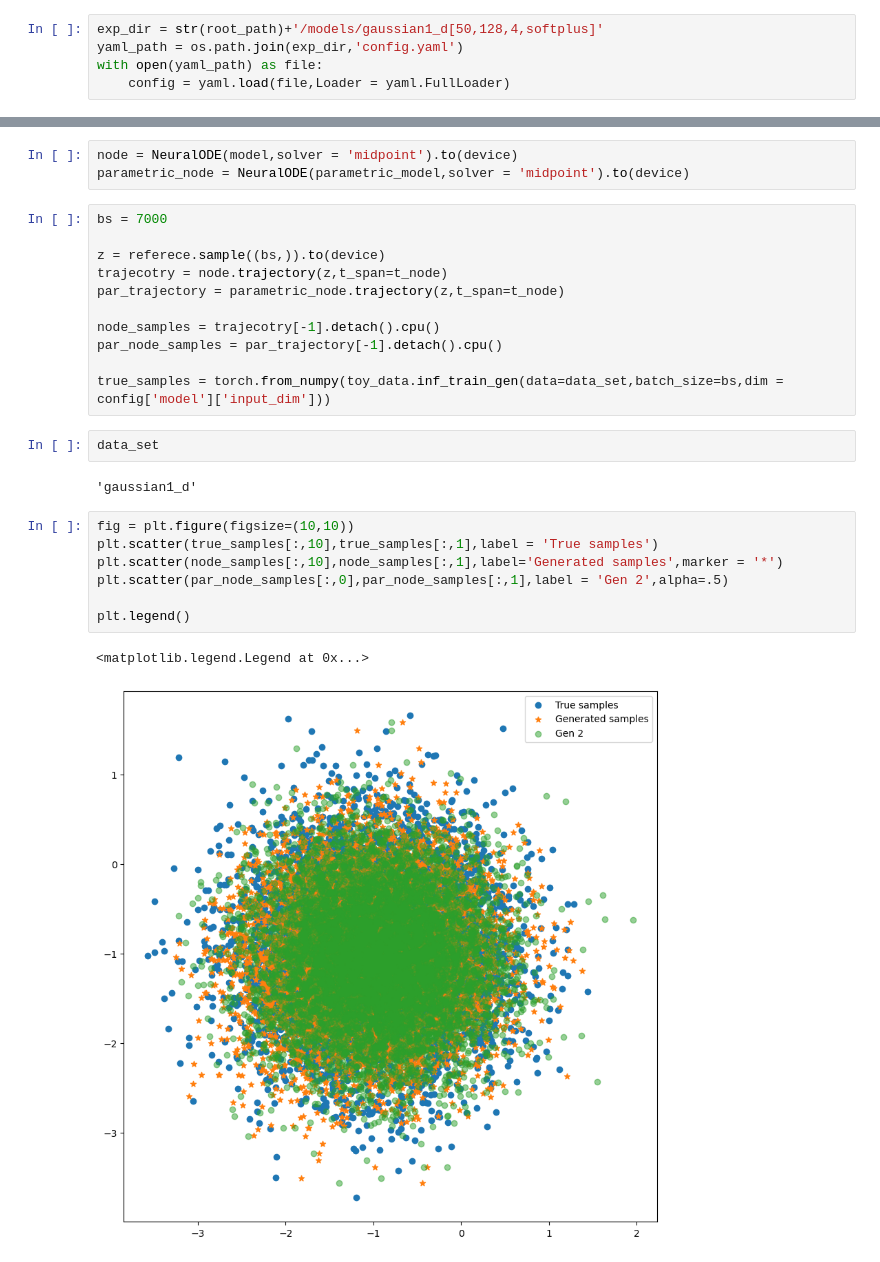
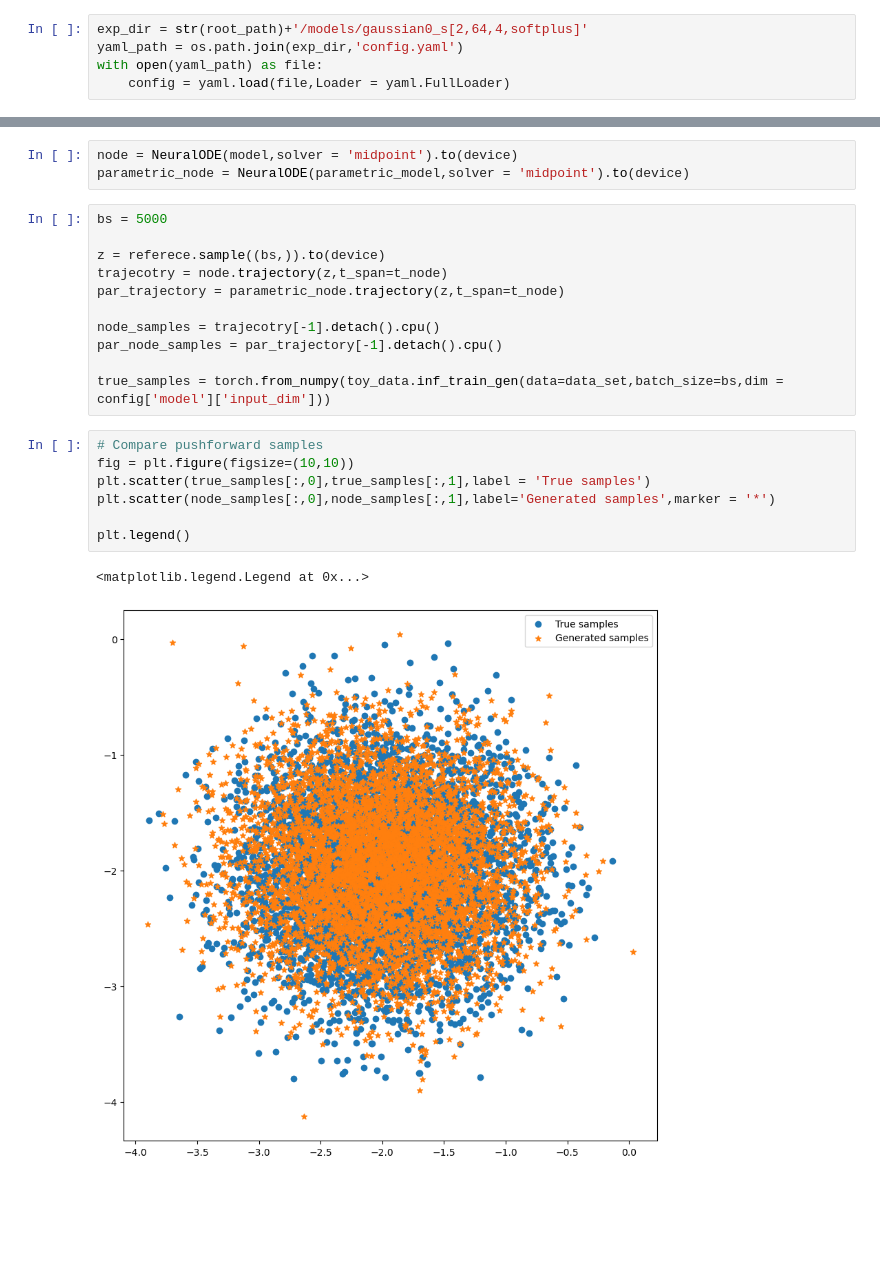
Before and after one commit to SebasGutHdz/PDPO, a Jupyter notebook: notebooks/visualize_trained_fm.ipynb, the cells around one changed output, grey strips where cells are left out. Drawn from its saved outputs; the diff is of its cells as text; blank space fills up the shorter version.

```diff
--- a/notebooks/visualize_trained_fm.ipynb
+++ b/notebooks/visualize_trained_fm.ipynb
@@ -34,7 +32,7 @@ torch.manual_seed(0)
 np.random.seed(0)
 torch.cuda.manual_seed(0)
 # %%
-exp_dir = str(root_path)+'/models/gaussian1_d[50,128,4,softplus]'
+exp_dir = str(root_path)+'/models/gaussian0_s[2,64,4,softplus]'
 yaml_path = os.path.join(exp_dir,'config.yaml')
 with open(yaml_path) as file:
     config = yaml.load(file,Loader = yaml.FullLoader)
@@ -70,7 +68,7 @@ t_node = torch.linspace(0,1,10).to(device)
 node = NeuralODE(model,solver = 'midpoint').to(device)
 parametric_node = NeuralODE(parametric_model,solver = 'midpoint').to(device)
 # %%
-bs = 7000
+bs = 5000
 
 z = referece.sample((bs,)).to(device)
 trajecotry = node.trajectory(z,t_span=t_node)
@@ -80,17 +78,13 @@ node_samples = trajecotry[-1].detach().cpu()
 par_node_samples = par_trajectory[-1].detach().cpu()
 
 true_samples = torch.from_numpy(toy_data.inf_train_gen(data=data_set,batch_size=bs,dim = config['model']['input_dim']))
-# %%
-data_set
-# %% [output]
-'gaussian1_d'
 # %%
+# Compare pushforward samples
 fig = plt.figure(figsize=(10,10))
-plt.scatter(true_samples[:,10],true_samples[:,1],label = 'True samples')
-plt.scatter(node_samples[:,10],node_samples[:,1],label='Generated samples',marker = '*')
-plt.scatter(par_node_samples[:,0],par_node_samples[:,1],label = 'Gen 2',alpha=.5)
+plt.scatter(true_samples[:,0],true_samples[:,1],label = 'True samples')
+plt.scatter(node_samples[:,0],node_samples[:,1],label='Generated samples',marker = '*')
 
 plt.legend()
 # %% [output]
 <matplotlib.legend.Legend at 0x...>
-[figure, old version]
+[figure, new version]
```
Also changed, not shown: parts of 7 cells of this notebook, 17 other files.
